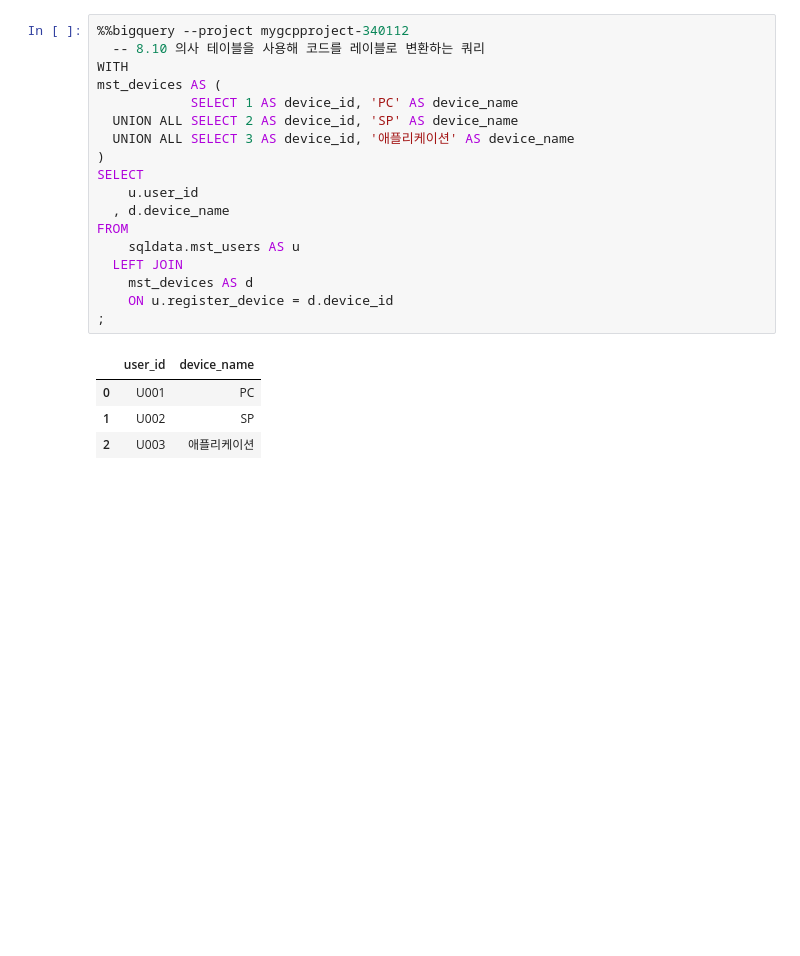
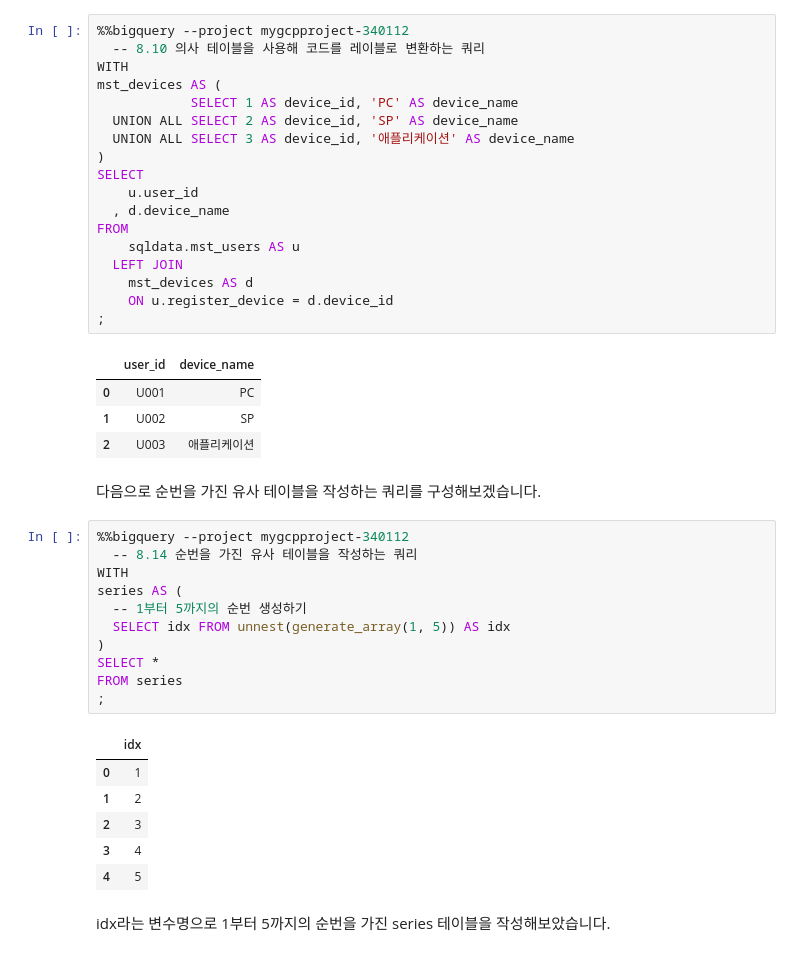
Before and after one commit to yhp2205/SQL, a Jupyter notebook: ch_8.ipynb, the cells around one changed output. Cells and saved outputs as stored; diff of their text form; blank space fills up the shorter version.

```diff
--- a/ch_8.ipynb
+++ b/ch_8.ipynb
@@ -398,3 +398,25 @@ FROM
 | 0 | U001 | PC |
 | 1 | U002 | SP |
 | 2 | U003 | 애플리케이션 |
+# %% [markdown]
+다음으로 순번을 가진 유사 테이블을 작성하는 쿼리를 구성해보겠습니다.
+# %%
+%%bigquery --project mygcpproject-340112
+  -- 8.14 순번을 가진 유사 테이블을 작성하는 쿼리
+WITH
+series AS (
+  -- 1부터 5까지의 순번 생성하기
+  SELECT idx FROM unnest(generate_array(1, 5)) AS idx
+)
+SELECT *
+FROM series
+;
+# %% [output]
+|  | idx |
+| 0 | 1 |
+| 1 | 2 |
+| 2 | 3 |
+| 3 | 4 |
+| 4 | 5 |
+# %% [markdown]
+idx라는 변수명으로 1부터 5까지의 순번을 가진 series 테이블을 작성해보았습니다.
```
Also changed, not shown: parts of 5 cells of this notebook.
